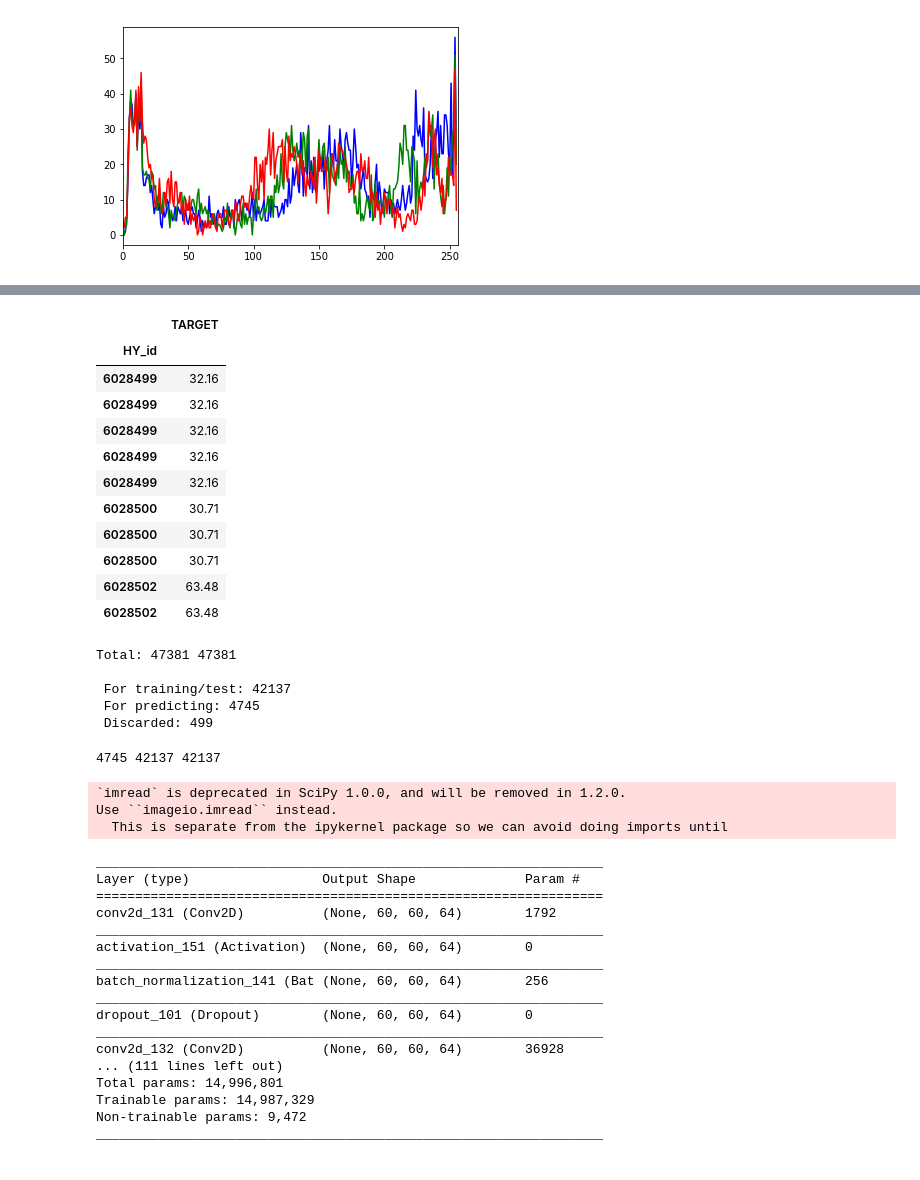
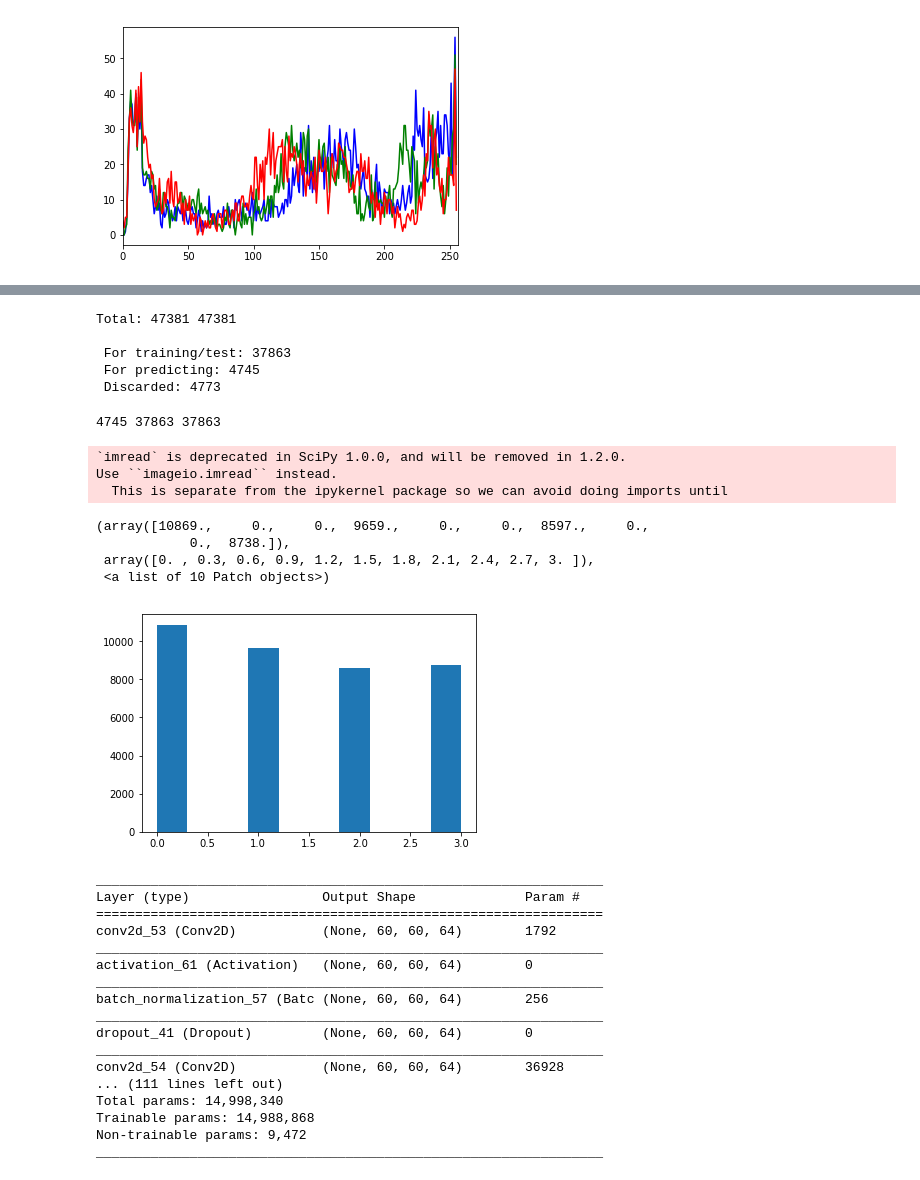
Before and after one commit to RohitUttam/UniversityHack2019, a Jupyter notebook: Expl_ini_images.ipynb, the cells around one changed output, grey strips where cells are left out. Cells and saved outputs as stored; diff of their text form; code cells hidden in the pictures.

Commit message:
Test 2 CNN

```diff
--- a/Expl_ini_images.ipynb
+++ b/Expl_ini_images.ipynb
@@ -103,19 +95,3 @@ df2.head()
-# %%
-result=pd.merge(df, df2, how='left', on='HY_id')
-result.head(10)
-# %% [output]
-|  | TARGET |
-| HY_id |  |
-| 6028499 | 32.16 |
-| 6028499 | 32.16 |
-| 6028499 | 32.16 |
-| 6028499 | 32.16 |
-| 6028499 | 32.16 |
-| 6028500 | 30.71 |
-| 6028500 | 30.71 |
-| 6028500 | 30.71 |
-| 6028502 | 63.48 |
-| 6028502 | 63.48 |
 # %%
 import math
 
@@ -130,7 +106,7 @@ for i in range(len(y)):
     if math.isnan(y[i]):
         predict_X_names.append(names[i])
     else:
-        if y[i]<300:
+        if y[i]<125:
             tt_X_names.append(names[i])
             tt_Y.append(y[i])
 print('\n','For training/test:',len(tt_X_names))
@@ -139,13 +115,13 @@ print(' Discarded:',len(y)-len(tt_Y)-len(predict_X_names))
 # %% [output]
 Total: 47381 47381
 
- For training/test: 42137
+ For training/test: 37863
  For predicting: 4745
- Discarded: 499
+ Discarded: 4773
 # %%
 print(len(predict_X_names),len(tt_X_names),len(tt_Y))
 # %% [output]
-4745 42137 42137
+4745 37863 37863
 # %%
 train_X=load_images(tt_X_names)
 # %% [output]
@@ -154,6 +130,26 @@ Use ``imageio.imread`` instead.
   This is separate from the ipykernel package so we can avoid doing imports until
 # %%
 train_Y=tt_Y
+# %%
+#categorical Y:
+
+trainc_Y=[]
+for i in tt_Y:
+    if i<40:
+        trainc_Y.append(0)
+    elif i<60:
+        trainc_Y.append(1)
+    elif i<80:
+        trainc_Y.append(2)
+    else:
+        trainc_Y.append(3)
+plt.hist(trainc_Y)
+# %% [output]
+(array([10869.,     0.,     0.,  9659.,     0.,     0.,  8597.,     0.,
+            0.,  8738.]),
+ array([0. , 0.3, 0.6, 0.9, 1.2, 1.5, 1.8, 2.1, 2.4, 2.7, 3. ]),
+ <a list of 10 Patch objects>)
+[figure, added]
 # %%
 from __future__ import print_function
 import keras
@@ -173,7 +169,7 @@ from keras.callbacks import EarlyStopping, ModelCheckpoint
 batch_size    = 128
 epochs        = 100
 iterations    = 391
-num_classes   = 10
+num_classes   = 4
 dropout       = 0.5
 weight_decay  = 0.0001
 
@@ -270,7 +266,7 @@ model.add(Activation('relu'))
 model.add(BatchNormalization())
 
 model.add(Dropout(0.5))
-model.add(Dense(1, kernel_initializer='normal'))
+model.add(Dense(num_classes))
 model.add(Activation('softmax'))
 
 model.load_weights('cifar10vgg.h5',by_name=True)
@@ -283,17 +279,17 @@ model.summary()
 _________________________________________________________________
 Layer (type)                 Output Shape              Param #
 =================================================================
-conv2d_131 (Conv2D)          (None, 60, 60, 64)        1792
+conv2d_53 (Conv2D)           (None, 60, 60, 64)        1792
 _________________________________________________________________
-activation_151 (Activation)  (None, 60, 60, 64)        0
+activation_61 (Activation)   (None, 60, 60, 64)        0
 _________________________________________________________________
-batch_normalization_141 (Bat (None, 60, 60, 64)        256
+batch_normalization_57 (Batc (None, 60, 60, 64)        256
 _________________________________________________________________
-dropout_101 (Dropout)        (None, 60, 60, 64)        0
+dropout_41 (Dropout)         (None, 60, 60, 64)        0
 _________________________________________________________________
-conv2d_132 (Conv2D)          (None, 60, 60, 64)        36928
+conv2d_54 (Conv2D)           (None, 60, 60, 64)        36928
 ... (111 lines left out)
-Total params: 14,996,801
-Trainable params: 14,987,329
+Total params: 14,998,340
+Trainable params: 14,988,868
 Non-trainable params: 9,472
 _________________________________________________________________
```
Also changed, not shown: parts of 22 cells of this notebook.
